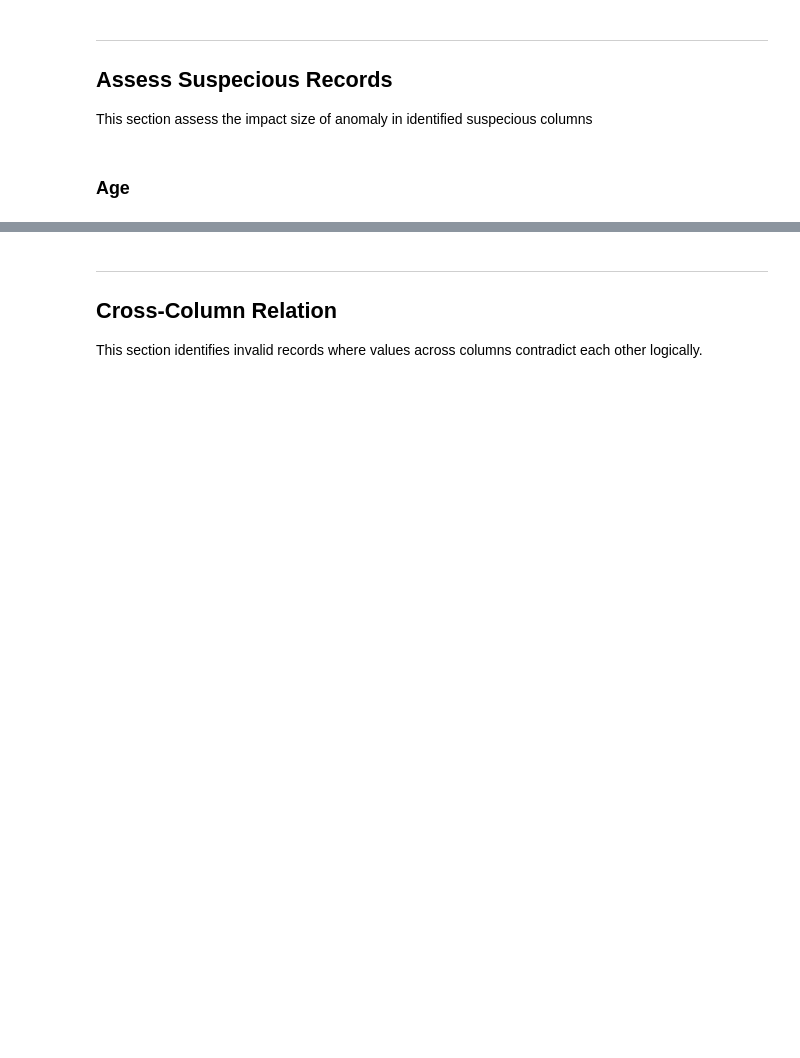
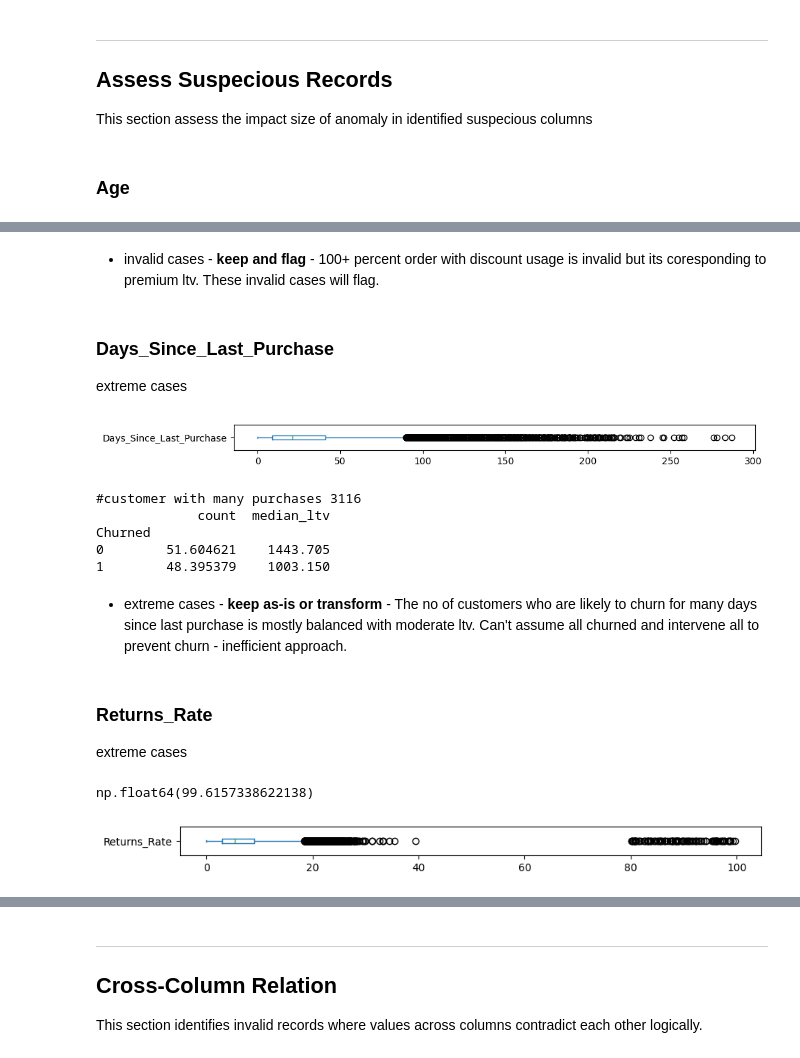
Before and after one commit to shashankgarewal/customer-churn-prediction-segmentation-revenue-risk-analysis, a Jupyter notebook: notebooks/data-validation.ipynb, the cells around one changed output, grey strips where cells are left out. Saved outputs shown, nothing was run; the diff lists cells and outputs as text; code cells hidden in the pictures; blank space fills up the shorter version.

```diff
--- a/notebooks/data-validation.ipynb
+++ b/notebooks/data-validation.ipynb
@@ -335,0 +437,42 @@ For the remaining invalid cases (n=20, 40, and 9 across other features), records
+# %% [markdown]
+* invalid cases - **keep and flag** - 100+ percent order with discount usage is invalid but its coresponding to premium ltv. These invalid cases will flag.
+# %% [markdown]
+### Days_Since_Last_Purchase
+extreme cases
+# %%
+plt.figure(figsize=(10, 0.5))
+df['Days_Since_Last_Purchase'].plot(kind='box', vert=False)
+plt.show()
+# %% [output]
+[figure, added]
+# %%
+# extreme cases of days since last purchases
+filtered = df.query('Days_Since_Last_Purchase > 80')
+out = pd.DataFrame({
+    "count": filtered['Churned'].value_counts(normalize=True) * 100,
+    "median_ltv": filtered.groupby('Churned')['Lifetime_Value'].median()
+})
+
+print('#customer with many purchases', filtered.shape[0])
+print(out)
+# %% [output]
+#customer with many purchases 3116
+             count  median_ltv
+Churned
+0        51.604621    1443.705
+1        48.395379    1003.150
+# %% [markdown]
+* extreme cases - **keep as-is or transform** - The no of customers who are likely to churn for many days since last purchase is mostly balanced with moderate ltv. Can't assume all churned and intervene all to prevent churn - inefficient approach.
+# %% [markdown]
+### Returns_Rate
+extreme cases
+# %%
+df['Returns_Rate'].max()
+# %% [output]
+np.float64(99.6157338622138)
+# %%
+plt.figure(figsize=(10, 0.5))
+df['Returns_Rate'].plot(kind='box', vert=False)
+plt.show()
+# %% [output]
+[figure, added]
```
Also changed, not shown: parts of 69 cells of this notebook.
